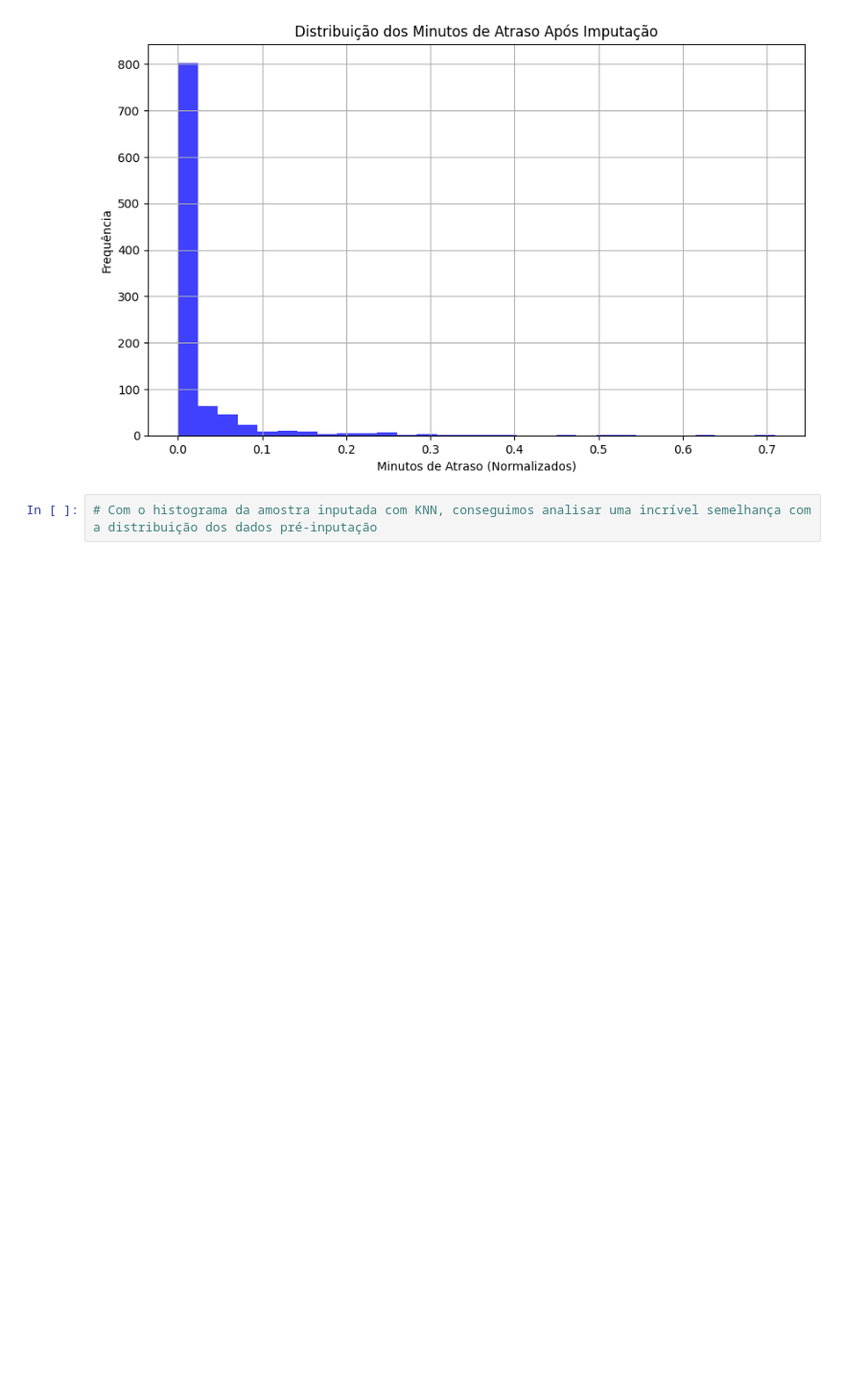
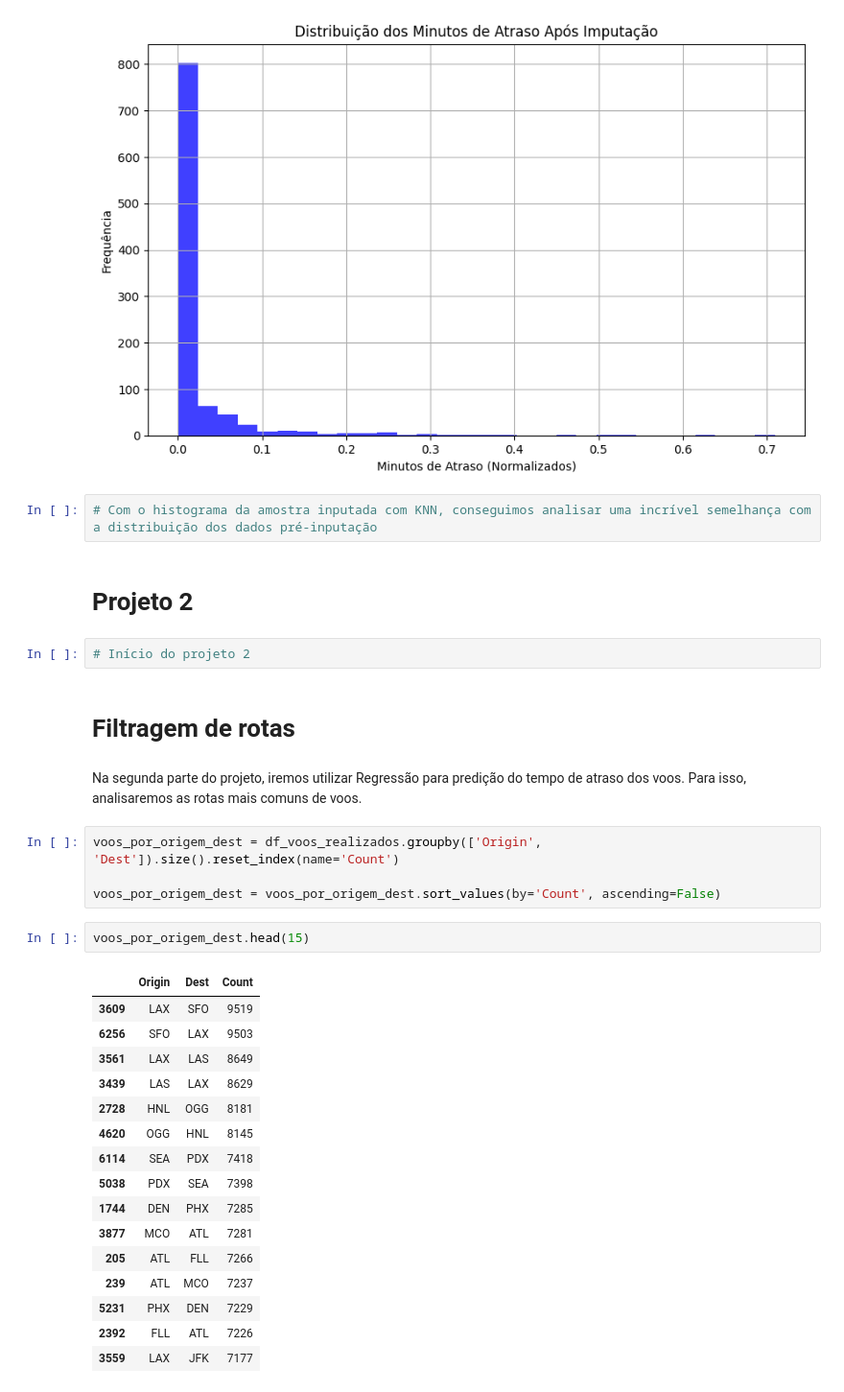
Before and after one commit to RodrigoBarbosaa/Flight_Delay_Prediction, a Jupyter notebook: voos.ipynb, the cells around one changed output. Shown at 96% size. Saved outputs shown, nothing was run; the diff lists cells and outputs as text; blank space fills up the shorter version.

Commit message:
Começo do projeto 2

```diff
--- a/voos.ipynb
+++ b/voos.ipynb
@@ -659,3 +659,34 @@ plt.show()
 [figure]
 # %%
 # Com o histograma da amostra inputada com KNN, conseguimos analisar uma incrível semelhança com a distribuição dos dados pré-inputação
+# %% [markdown]
+# Projeto 2
+# %%
+# Início do projeto 2
+# %% [markdown]
+# Filtragem de rotas
+# %% [markdown]
+Na segunda parte do projeto, iremos utilizar Regressão para predição do tempo de atraso dos voos. Para isso, analisaremos as rotas mais comuns de voos.
+# %%
+voos_por_origem_dest = df_voos_realizados.groupby(['Origin', 'Dest']).size().reset_index(name='Count')
+
+voos_por_origem_dest = voos_por_origem_dest.sort_values(by='Count', ascending=False)
+# %%
+voos_por_origem_dest.head(15)
+# %% [output]
+|  | Origin | Dest | Count |
+| 3609 | LAX | SFO | 9519 |
+| 6256 | SFO | LAX | 9503 |
+| 3561 | LAX | LAS | 8649 |
+| 3439 | LAS | LAX | 8629 |
+| 2728 | HNL | OGG | 8181 |
+| 4620 | OGG | HNL | 8145 |
+| 6114 | SEA | PDX | 7418 |
+| 5038 | PDX | SEA | 7398 |
+| 1744 | DEN | PHX | 7285 |
+| 3877 | MCO | ATL | 7281 |
+| 205 | ATL | FLL | 7266 |
+| 239 | ATL | MCO | 7237 |
+| 5231 | PHX | DEN | 7229 |
+| 2392 | FLL | ATL | 7226 |
+| 3559 | LAX | JFK | 7177 |
```
Also changed, not shown: parts of 9 cells of this notebook.
